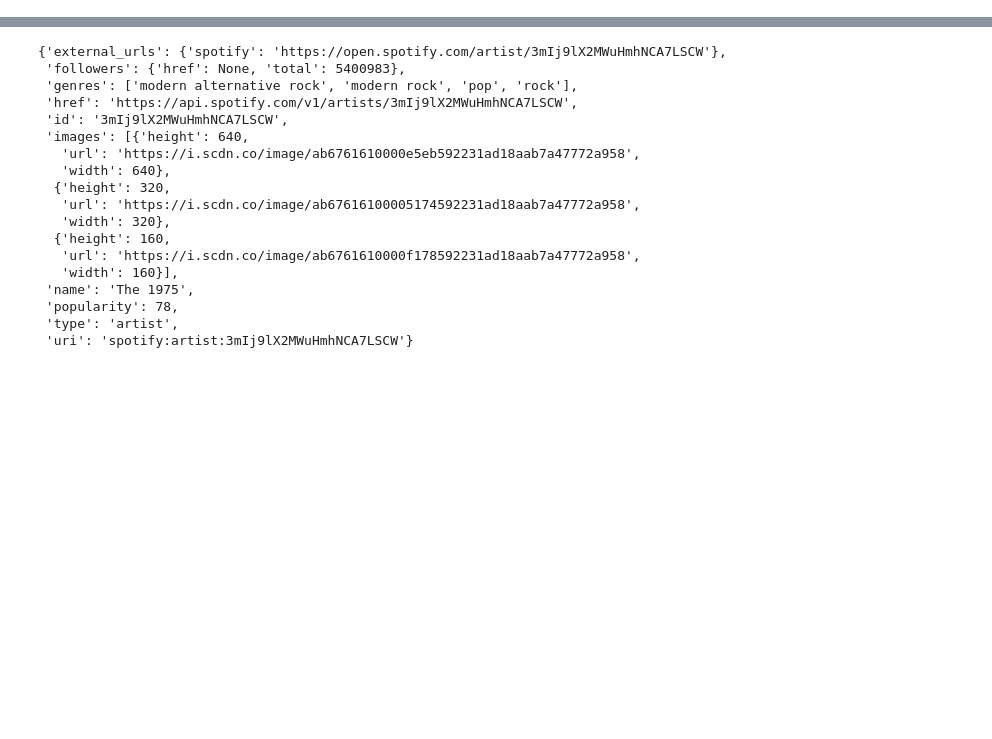
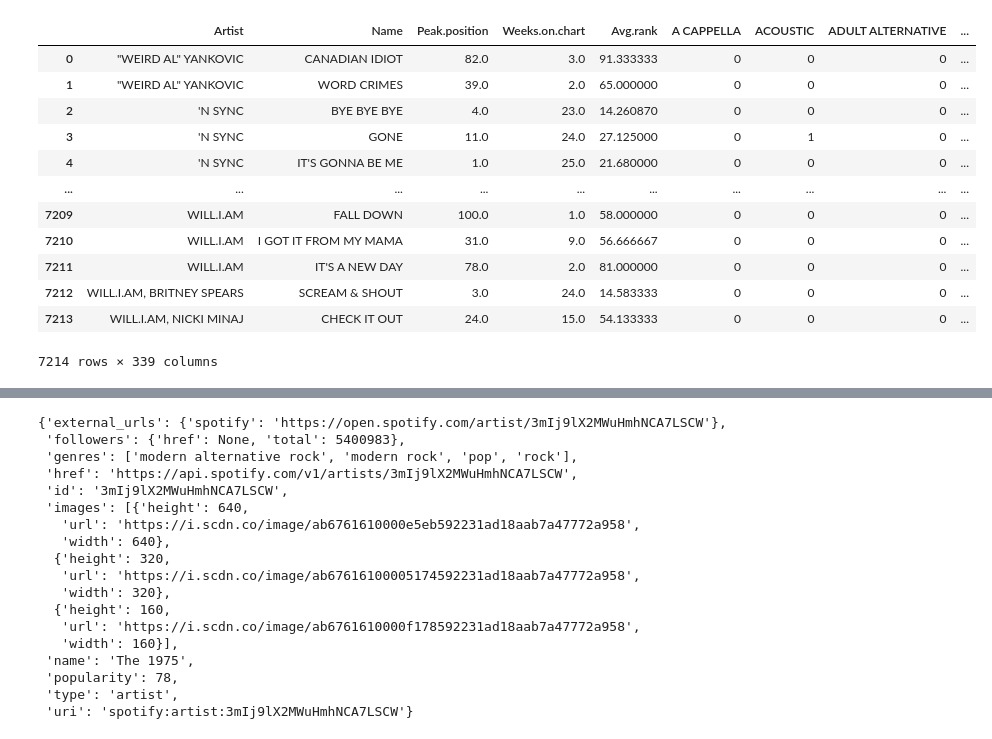
Before and after one commit to vpandiarajan20/2022-DataScience-Final, a Jupyter notebook: neil_edits.ipynb, the cells around one changed output, grey strips where cells are left out. Cells and saved outputs as stored; diff of their text form; code cells hidden in the pictures; blank space fills up the shorter version.

```diff
--- a/neil_edits.ipynb
+++ b/neil_edits.ipynb
@@ -43 +42,28 @@ billboardHot100
+# %%
+from sklearn.preprocessing import MultiLabelBinarizer
+
+genres_as_list = [g.split(",") for g in billboardHot100['Genre']]
+one_hot = MultiLabelBinarizer()
+genre_encoding = one_hot.fit_transform(genres_as_list)
+genres = one_hot.classes_
+
+genre_df = pd.DataFrame(genre_encoding, columns = genres)
+# genre_df.head()
+billboardHot100 = billboardHot100.join(genre_df)
+billboardHot100 = billboardHot100.drop(columns=['Genre'])
+billboardHot100
+# %% [output]
+|  | Artist | Name | Peak.position | Weeks.on.chart | Avg.rank | A CAPPELLA | ACOUSTIC | ADULT ALTERNATIVE | ... |
+| 0 | "WEIRD AL" YANKOVIC | CANADIAN IDIOT | 82.0 | 3.0 | 91.333333 | 0 | 0 | 0 | ... |
+| 1 | "WEIRD AL" YANKOVIC | WORD CRIMES | 39.0 | 2.0 | 65.000000 | 0 | 0 | 0 | ... |
+| 2 | 'N SYNC | BYE BYE BYE | 4.0 | 23.0 | 14.260870 | 0 | 0 | 0 | ... |
+| 3 | 'N SYNC | GONE | 11.0 | 24.0 | 27.125000 | 0 | 1 | 0 | ... |
+| 4 | 'N SYNC | IT'S GONNA BE ME | 1.0 | 25.0 | 21.680000 | 0 | 0 | 0 | ... |
+| ... | ... | ... | ... | ... | ... | ... | ... | ... | ... |
+| 7209 | WILL.I.AM | FALL DOWN | 100.0 | 1.0 | 58.000000 | 0 | 0 | 0 | ... |
+| 7210 | WILL.I.AM | I GOT IT FROM MY MAMA | 31.0 | 9.0 | 56.666667 | 0 | 0 | 0 | ... |
+| 7211 | WILL.I.AM | IT'S A NEW DAY | 78.0 | 2.0 | 81.000000 | 0 | 0 | 0 | ... |
+| 7212 | WILL.I.AM, BRITNEY SPEARS | SCREAM & SHOUT | 3.0 | 24.0 | 14.583333 | 0 | 0 | 0 | ... |
+| 7213 | WILL.I.AM, NICKI MINAJ | CHECK IT OUT | 24.0 | 15.0 | 54.133333 | 0 | 0 | 0 | ... |
+7214 rows × 339 columns
 # %%
```
Also changed, not shown: parts of 9 cells of this notebook.
